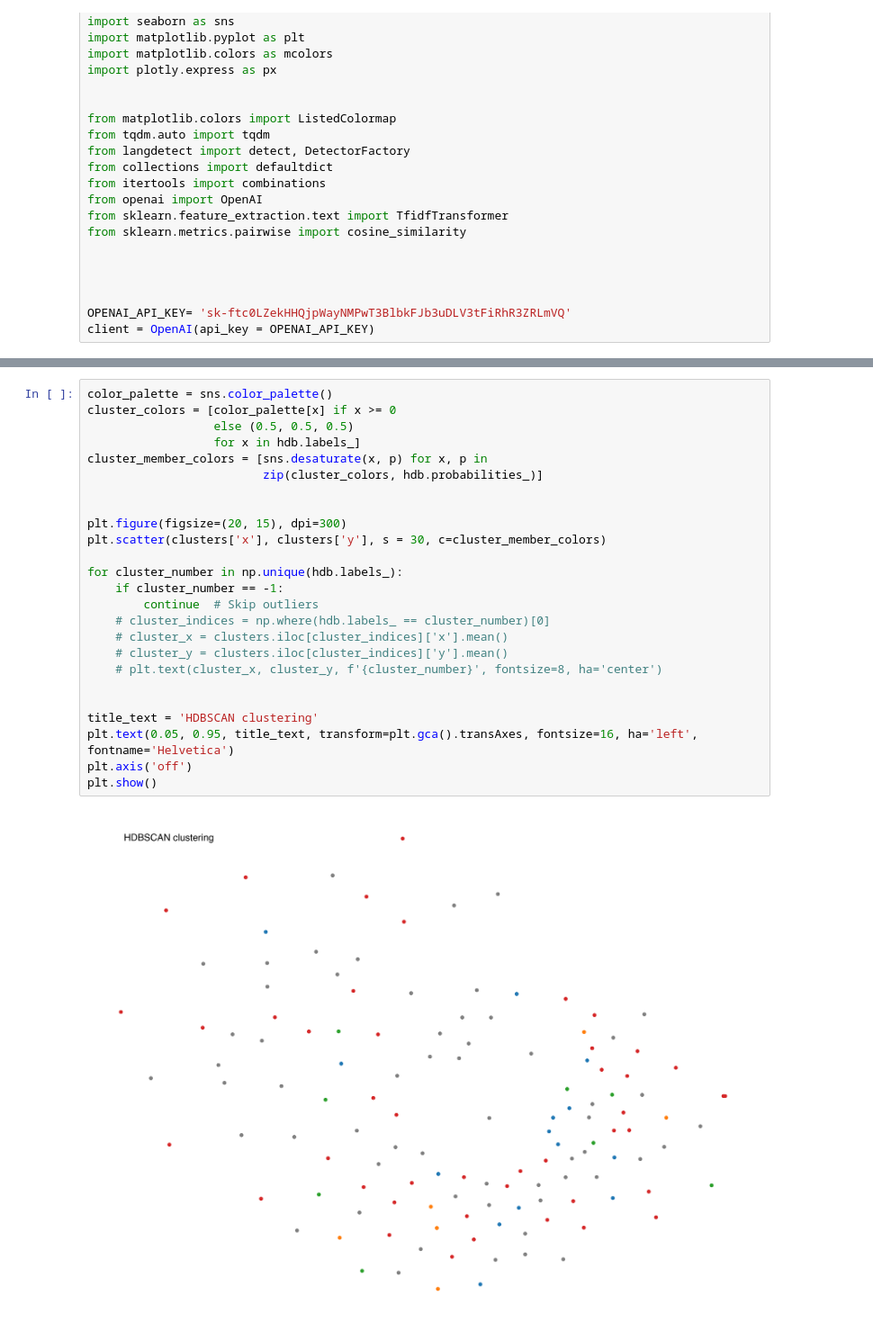
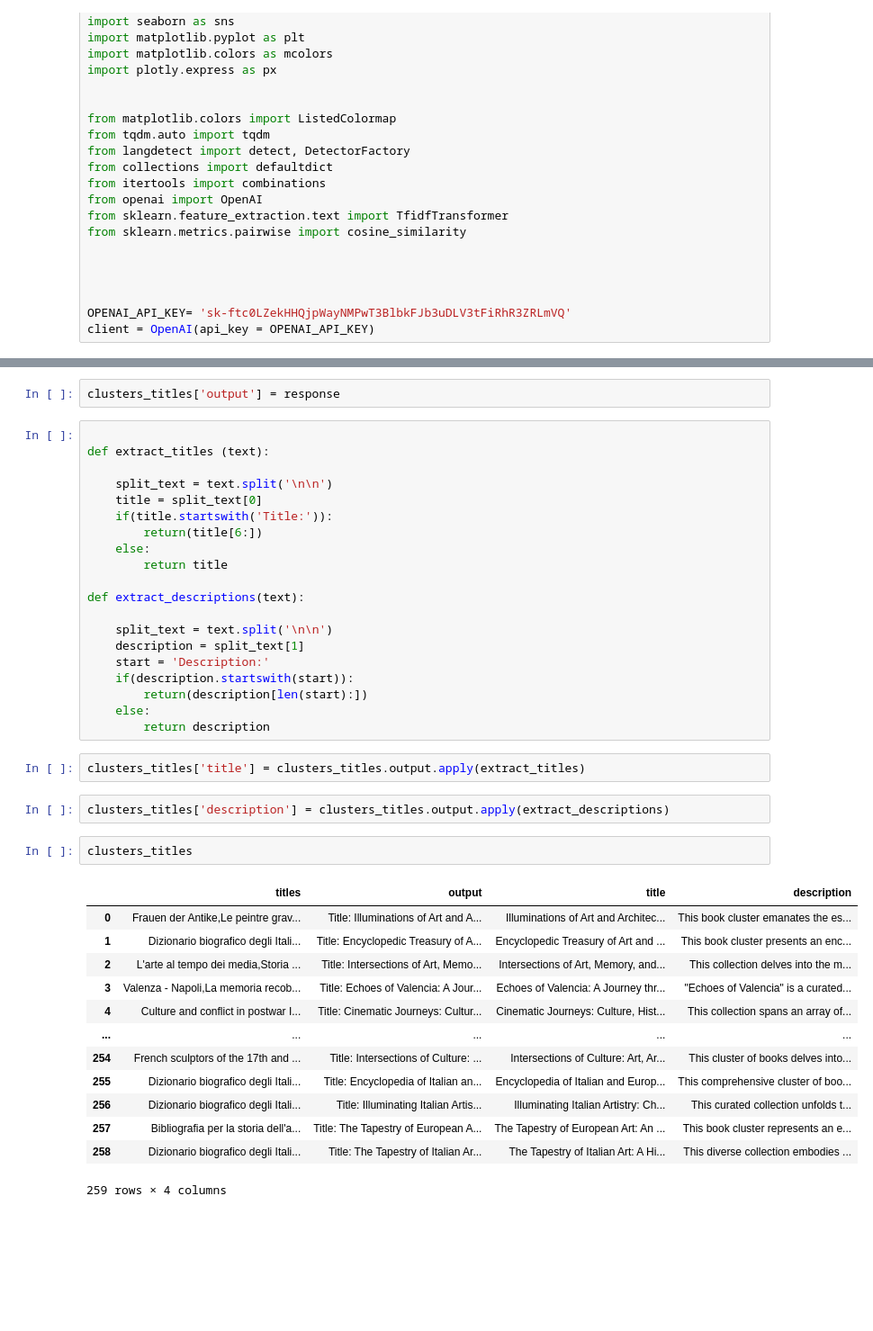
Before and after one commit to hanaCasey/BHVizData, a Jupyter notebook: thesis/src/keywords.ipynb, the cells around one changed output, grey strips where cells are left out. Shown at 90% size. Drawn from its saved outputs; the diff is of its cells as text; blank space fills up the shorter version.

```diff
--- a/thesis/src/keywords.ipynb
+++ b/thesis/src/keywords.ipynb
@@ -148,27 +68,42 @@ clusters.sample()
-# %%
-color_palette = sns.color_palette()
-cluster_colors = [color_palette[x] if x >= 0
-                  else (0.5, 0.5, 0.5)
-                  for x in hdb.labels_]
-cluster_member_colors = [sns.desaturate(x, p) for x, p in
-                         zip(cluster_colors, hdb.probabilities_)]
-
-
-plt.figure(figsize=(20, 15), dpi=300)
-plt.scatter(clusters['x'], clusters['y'], s = 30, c=cluster_member_colors)
-
-for cluster_number in np.unique(hdb.labels_):
-    if cluster_number == -1:
-        continue  # Skip outliers
-    # cluster_indices = np.where(hdb.labels_ == cluster_number)[0]
-    # cluster_x = clusters.iloc[cluster_indices]['x'].mean()
-    # cluster_y = clusters.iloc[cluster_indices]['y'].mean()
-    # plt.text(cluster_x, cluster_y, f'{cluster_number}', fontsize=8, ha='center')
-
-
-title_text = 'HDBSCAN clustering'
-plt.text(0.05, 0.95, title_text, transform=plt.gca().transAxes, fontsize=16, ha='left', fontname='Helvetica')
-plt.axis('off')
-plt.show()
-# %% [output]
-[figure, removed]
+# %%
+clusters_titles['output'] = response
+# %%
+
+def extract_titles (text):
+
+    split_text = text.split('\n\n')
+    title = split_text[0]
+    if(title.startswith('Title:')):
+        return(title[6:])
+    else:
+        return title
+
+def extract_descriptions(text):
+
+    split_text = text.split('\n\n')
+    description = split_text[1]
+    start = 'Description:'
+    if(description.startswith(start)):
+        return(description[len(start):])
+    else:
+        return description
+# %%
+clusters_titles['title'] = clusters_titles.output.apply(extract_titles)
+# %%
+clusters_titles['description'] = clusters_titles.output.apply(extract_descriptions)
+# %%
+clusters_titles
+# %% [output]
+|  | titles | output | title | description |
+| 0 | Frauen der Antike,Le peintre grav... | Title: Illuminations of Art and A... | Illuminations of Art and Architec... | This book cluster emanates the es... |
+| 1 | Dizionario biografico degli Itali... | Title: Encyclopedic Treasury of A... | Encyclopedic Treasury of Art and ... | This book cluster presents an enc... |
+| 2 | L'arte al tempo dei media,Storia ... | Title: Intersections of Art, Memo... | Intersections of Art, Memory, and... | This collection delves into the m... |
+| 3 | Valenza - Napoli,La memoria recob... | Title: Echoes of Valencia: A Jour... | Echoes of Valencia: A Journey thr... | "Echoes of Valencia" is a curated... |
+| 4 | Culture and conflict in postwar I... | Title: Cinematic Journeys: Cultur... | Cinematic Journeys: Culture, Hist... | This collection spans an array of... |
+| ... | ... | ... | ... | ... |
+| 254 | French sculptors of the 17th and ... | Title: Intersections of Culture: ... | Intersections of Culture: Art, Ar... | This cluster of books delves into... |
+| 255 | Dizionario biografico degli Itali... | Title: Encyclopedia of Italian an... | Encyclopedia of Italian and Europ... | This comprehensive cluster of boo... |
+| 256 | Dizionario biografico degli Itali... | Title: Illuminating Italian Artis... | Illuminating Italian Artistry: Ch... | This curated collection unfolds t... |
+| 257 | Bibliografia per la storia dell'a... | Title: The Tapestry of European A... | The Tapestry of European Art: An ... | This book cluster represents an e... |
+| 258 | Dizionario biografico degli Itali... | Title: The Tapestry of Italian Ar... | The Tapestry of Italian Art: A Hi... | This diverse collection embodies ... |
+259 rows × 4 columns
```
Also changed, not shown: parts of 21 cells of this notebook, 10 other files.
